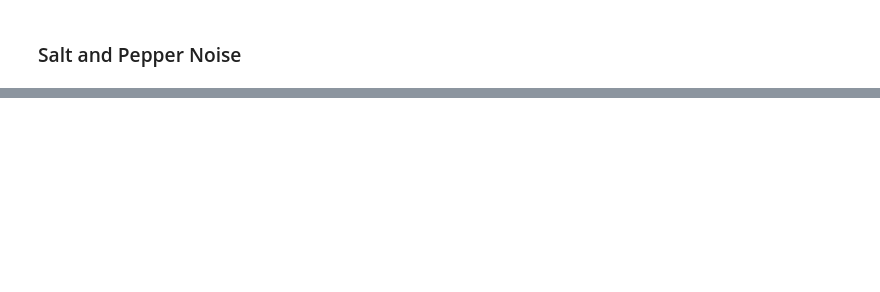
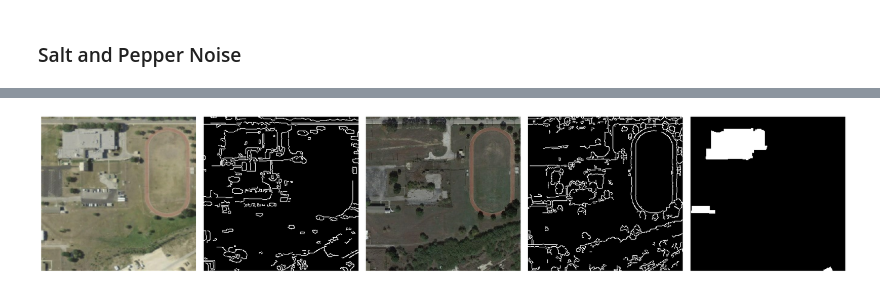
Before and after one commit to RefineX/Change-Detection, a Jupyter notebook: AML_Evaluation.ipynb, the cells around one changed output, grey strips where cells are left out. Drawn from its saved outputs; the diff is of its cells as text; code cells hidden in the pictures; blank space fills up the shorter version.

```diff
--- a/AML_Evaluation.ipynb
+++ b/AML_Evaluation.ipynb
@@ -1585,0 +1105,13 @@ plt.tight_layout()
+# %%
+# Dataset test - edge augmented
+for x,y in test_dataset.take(1):
+  pass
+plt.figure(figsize=(5*5,5))
+idx = 0
+for i, arr in enumerate([x[idx,:,:,:3].numpy(), x[idx,:,:,6].numpy(), x[idx,:,:,3:6].numpy(), x[idx,:,:,7].numpy(),y[idx].numpy().argmax(-1)],start=1):
+  plt.subplot(1,5,i)
+  plt.imshow(arr,cmap='gray')
+  plt.axis('off')
+  plt.tight_layout()
+# %% [output]
+[figure, added]
```
Also changed, not shown: parts of 153 cells of this notebook.
